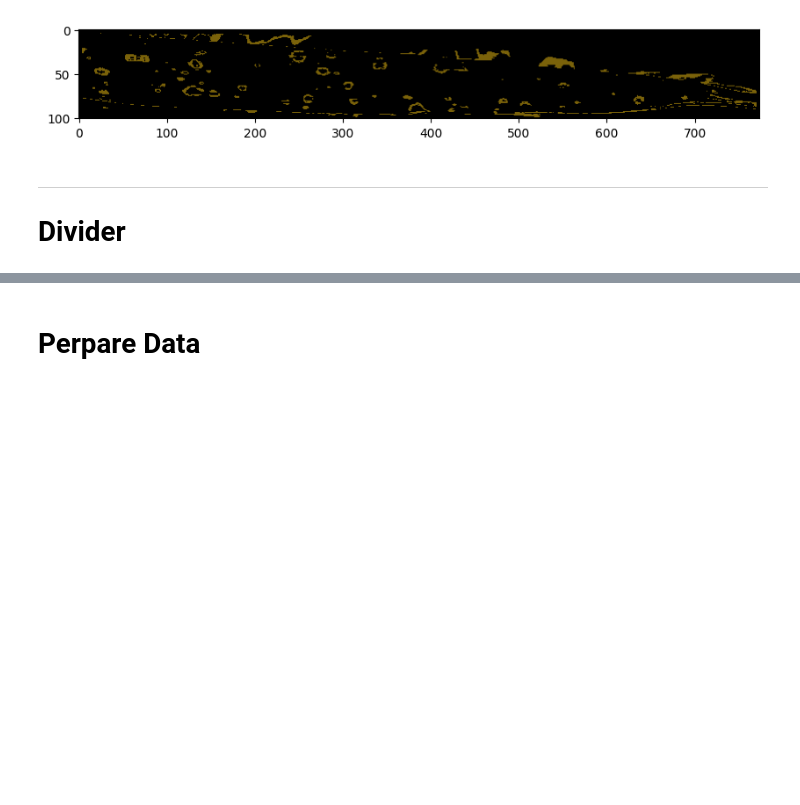
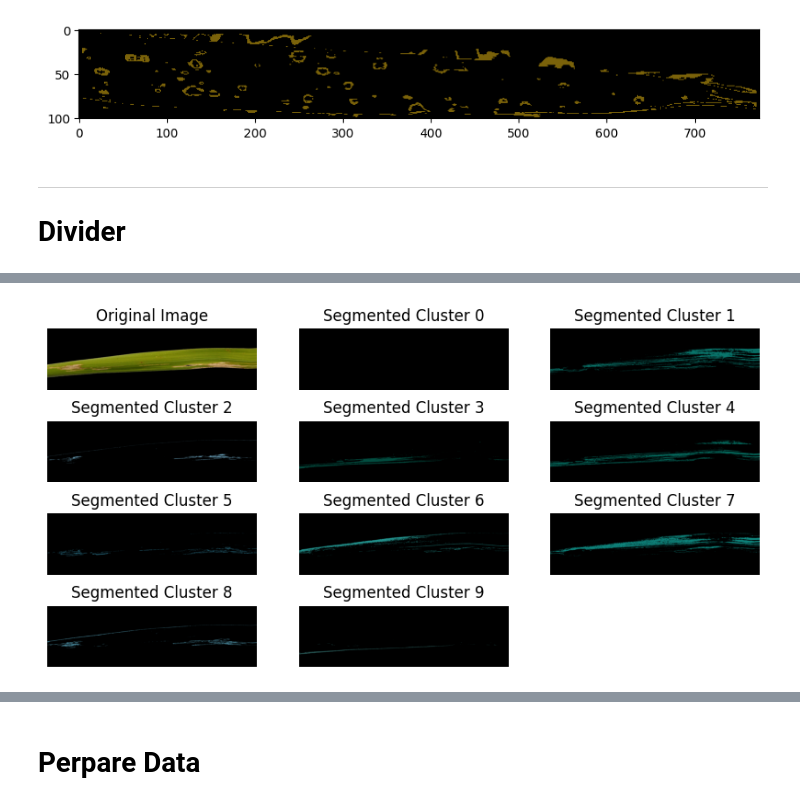
Before and after one commit to maevlava/paddy-leaf, a Jupyter notebook: K segmentation.ipynb, the cells around one changed output, grey strips where cells are left out. Saved outputs shown, nothing was run; the diff lists cells and outputs as text; code cells hidden in the pictures; blank space fills up the shorter version.

```diff
--- a/K segmentation.ipynb
+++ b/K segmentation.ipynb
@@ -295,22 +305,6 @@ def mask_filter(image, segmented_image, cluster, labels):
   filtered_image = np.zeros_like(segmented_image)
   filtered_image[mask.reshape(image.shape[:2])] = segmented_image[mask.reshape(image.shape[:2])]
   return filtered_image
-# %%
-plt.figure(figsize=(10, 5))
-plt.subplot(3, 3, 1)
-plt.title("Original Image")
-plt.imshow(test_image)
-plt.axis("off")
-
-for cluster in range(test_K):
-  filtered_test_image = mask_filter(test_image, segmented_test_image, cluster, test_labels)
-
-  plt.subplot(3, 3, cluster + 2)
-  plt.title(f'Segmented Cluster {cluster}')
-  plt.imshow(filtered_test_image)
-  plt.axis("off")
-
-plt.show()
 # %% [markdown]
 # Post Clustering
 # %%
@@ -389,0 +395,18 @@ Cluster penyakit terbaik ditemukan: 2
+# %%
+plt.figure(figsize=(10, 5))
+plt.subplot(4, 3, 1)
+plt.title("Original Image")
+plt.imshow(test_image)
+plt.axis("off")
+
+for cluster in range(10):
+  filtered_test_image = mask_filter(test_image, segmented_test_image, cluster, test_labels)
+
+  plt.subplot(4, 3, cluster + 2)
+  plt.title(f'Segmented Cluster {cluster}')
+  plt.imshow(filtered_test_image)
+  plt.axis("off")
+
+plt.show()
+# %% [output]
+[figure, added]
```
Also changed, not shown: parts of 36 cells of this notebook.
